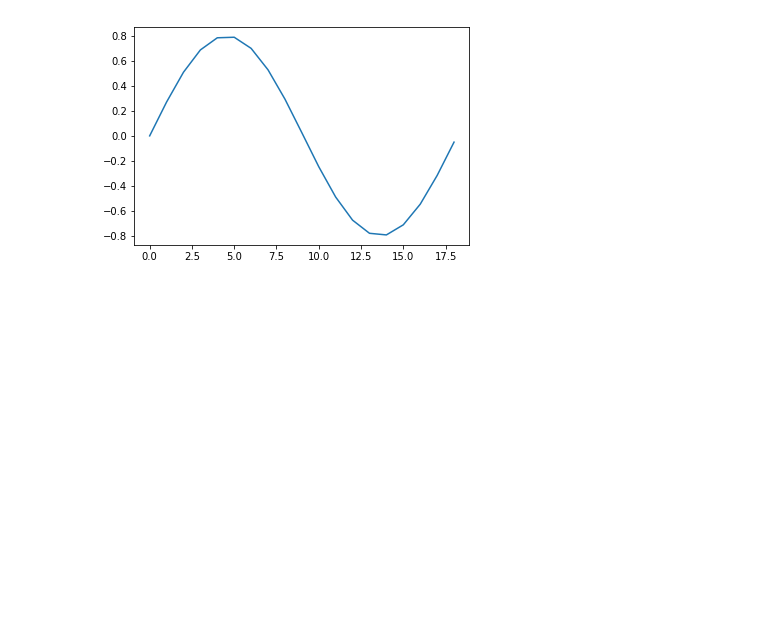
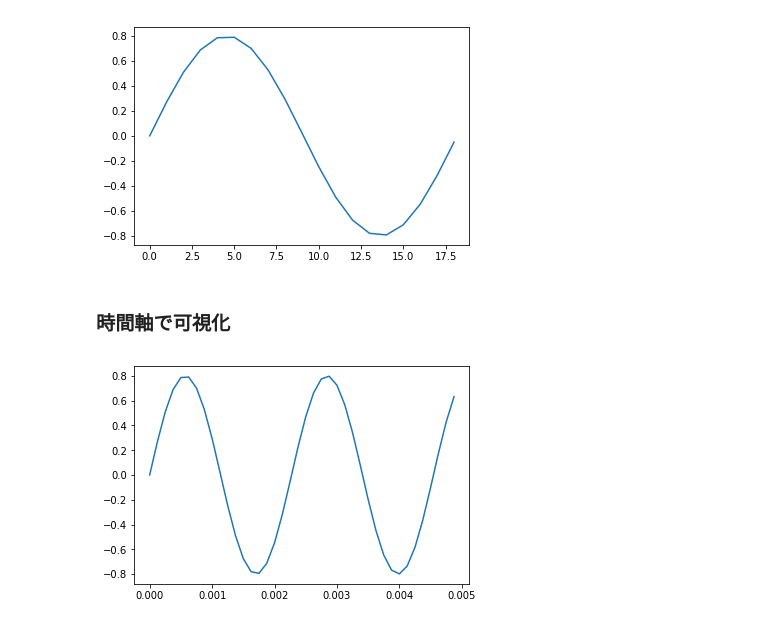
Before and after one commit to fumuumuf/train-dsp, a Jupyter notebook: chap01.ipynb, the cells around one changed output. Saved outputs shown, nothing was run; the diff lists cells and outputs as text; code cells hidden in the pictures; blank space fills up the shorter version.

```diff
--- a/chap01.ipynb
+++ b/chap01.ipynb
@@ -40,3 +44,11 @@ plt.plot(y[:int(fs/440)+1])
 plt.show()
 # %% [output]
 [figure]
+# %% [markdown]
+### 時間軸で可視化
+# %%
+# x軸のデータとして t をわたす.
+plt.plot(t[:40],y[:40])
+plt.show()
+# %% [output]
+[figure, added]
```
Also changed, not shown: parts of 6 cells of this notebook.
